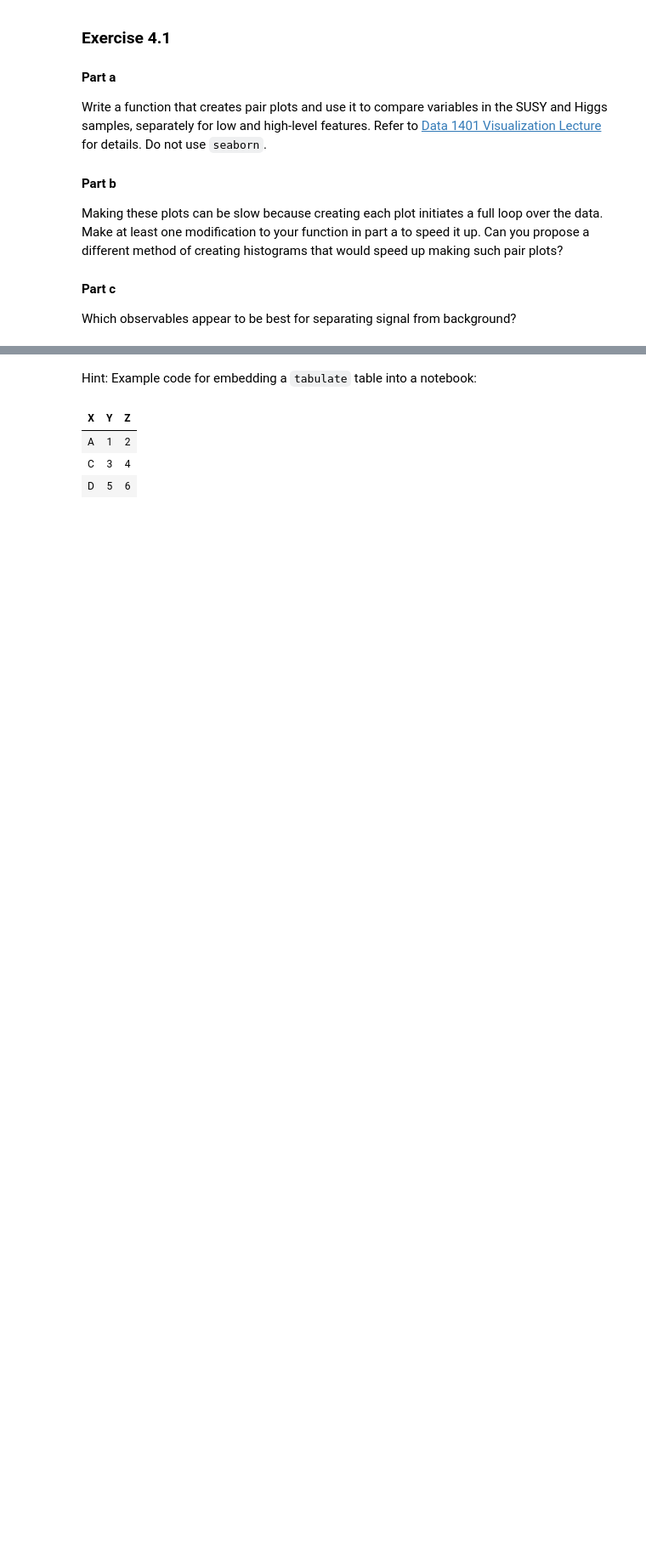
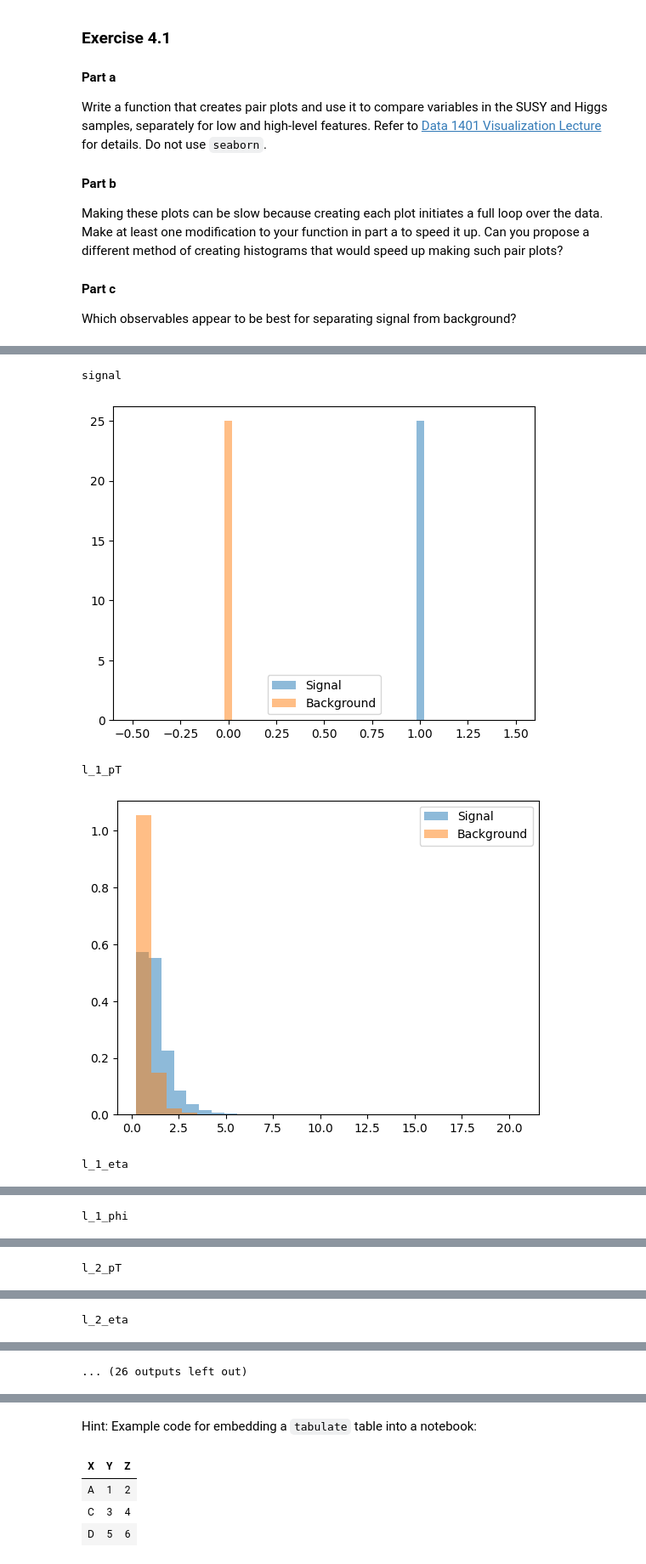
Before and after one commit to efazHossain/DATA-3402-efazh, a Jupyter notebook: Labs/Lab.5/Lab.5.ipynb, the cells around one changed output, grey strips where cells are left out. Shown at 85% size. Cells and saved outputs as stored; diff of their text form; code cells hidden in the pictures; blank space fills up the shorter version.

```diff
--- a/Labs/Lab.5/Lab.5.ipynb
+++ b/Labs/Lab.5/Lab.5.ipynb
@@ -195,0 +194,13 @@ NameError: name 'df' is not defined
+# %%
+sel_dict = {"Signal":df["signal"]!=0, "Background":df["signal"]==0}
+
+for column_name in df.columns:
+    print(column_name)
+    compare_plots(df, column_name,sel_dict,alpha = 0.5, density = 1, bins = 25)
+    plt.show()
+# %% [output]
+signal
+[figure, added]
+l_1_pT
+[figure, added]
+l_1_eta
@@ -195,0 +208 @@ NameError: name 'df' is not defined
+l_1_phi
@@ -195,0 +210 @@ NameError: name 'df' is not defined
+l_2_pT
@@ -195,0 +212 @@ NameError: name 'df' is not defined
+l_2_eta
@@ -196,3 +214,4 @@ NameError: name 'df' is not defined
+... (26 outputs left out)
 # %% [markdown]
 ### Exercise 4.2
 
```
Also changed, not shown: parts of 9 cells of this notebook.
